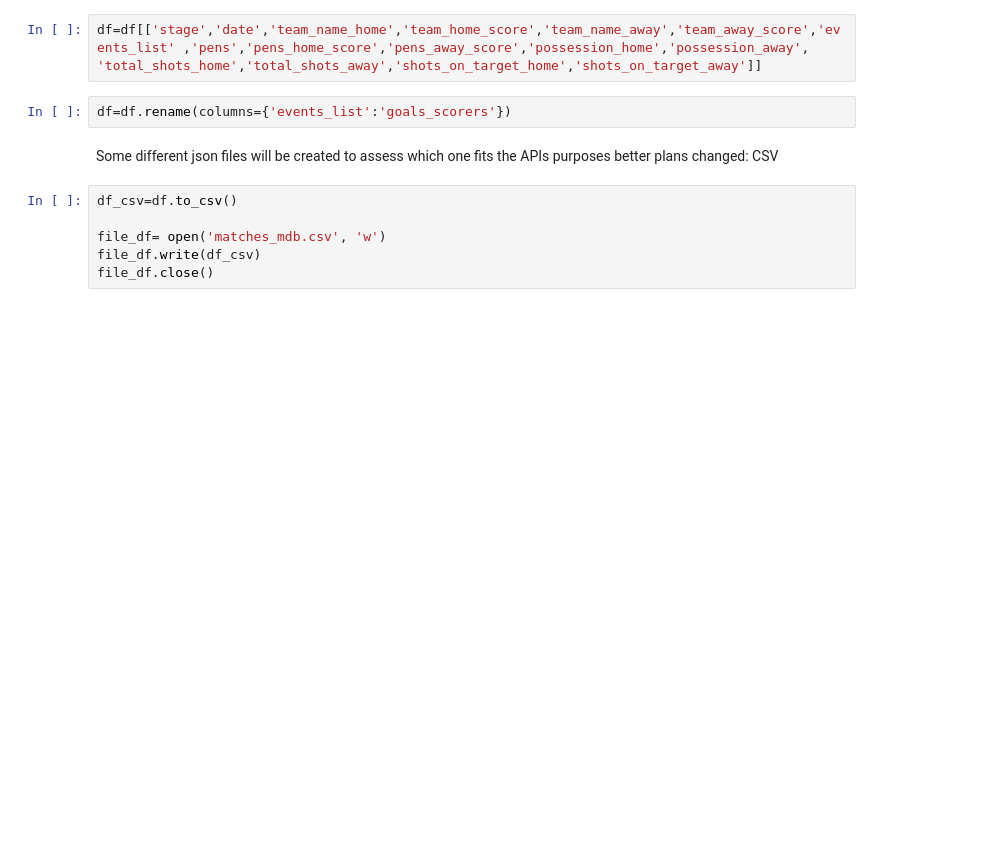
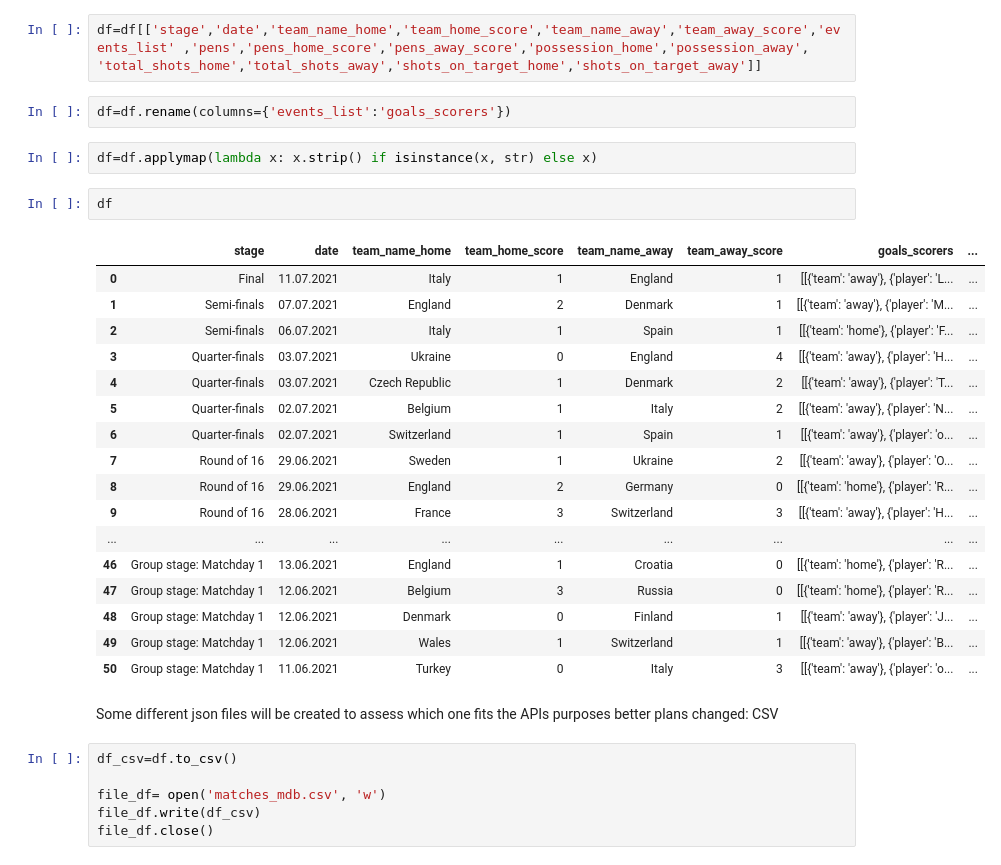
Before and after one commit to daynecdr/euro2020api-streamlit, a Jupyter notebook: database/data_fixing.ipynb, the cells around one changed output. Drawn from its saved outputs; the diff is of its cells as text; blank space fills up the shorter version.

```diff
--- a/database/data_fixing.ipynb
+++ b/database/data_fixing.ipynb
@@ -846,6 +846,28 @@ df.drop(columns=['lineup_home','lineup_away'], inplace=True)
 df=df[['stage','date','team_name_home','team_home_score','team_name_away','team_away_score','events_list' ,'pens','pens_home_score','pens_away_score','possession_home','possession_away', 'total_shots_home','total_shots_away','shots_on_target_home','shots_on_target_away']]
 # %%
 df=df.rename(columns={'events_list':'goals_scorers'})
+# %%
+df=df.applymap(lambda x: x.strip() if isinstance(x, str) else x)
+# %%
+df
+# %% [output]
+|  | stage | date | team_name_home | team_home_score | team_name_away | team_away_score | goals_scorers | ... |
+| 0 | Final | 11.07.2021 | Italy | 1 | England | 1 | [[{'team': 'away'}, {'player': 'L... | ... |
+| 1 | Semi-finals | 07.07.2021 | England | 2 | Denmark | 1 | [[{'team': 'away'}, {'player': 'M... | ... |
+| 2 | Semi-finals | 06.07.2021 | Italy | 1 | Spain | 1 | [[{'team': 'home'}, {'player': 'F... | ... |
+| 3 | Quarter-finals | 03.07.2021 | Ukraine | 0 | England | 4 | [[{'team': 'away'}, {'player': 'H... | ... |
+| 4 | Quarter-finals | 03.07.2021 | Czech Republic | 1 | Denmark | 2 | [[{'team': 'away'}, {'player': 'T... | ... |
+| 5 | Quarter-finals | 02.07.2021 | Belgium | 1 | Italy | 2 | [[{'team': 'away'}, {'player': 'N... | ... |
+| 6 | Quarter-finals | 02.07.2021 | Switzerland | 1 | Spain | 1 | [[{'team': 'away'}, {'player': 'o... | ... |
+| 7 | Round of 16 | 29.06.2021 | Sweden | 1 | Ukraine | 2 | [[{'team': 'away'}, {'player': 'O... | ... |
+| 8 | Round of 16 | 29.06.2021 | England | 2 | Germany | 0 | [[{'team': 'home'}, {'player': 'R... | ... |
+| 9 | Round of 16 | 28.06.2021 | France | 3 | Switzerland | 3 | [[{'team': 'away'}, {'player': 'H... | ... |
+| ... | ... | ... | ... | ... | ... | ... | ... | ... |
+| 46 | Group stage: Matchday 1 | 13.06.2021 | England | 1 | Croatia | 0 | [[{'team': 'home'}, {'player': 'R... | ... |
+| 47 | Group stage: Matchday 1 | 12.06.2021 | Belgium | 3 | Russia | 0 | [[{'team': 'home'}, {'player': 'R... | ... |
+| 48 | Group stage: Matchday 1 | 12.06.2021 | Denmark | 0 | Finland | 1 | [[{'team': 'away'}, {'player': 'J... | ... |
+| 49 | Group stage: Matchday 1 | 12.06.2021 | Wales | 1 | Switzerland | 1 | [[{'team': 'away'}, {'player': 'B... | ... |
+| 50 | Group stage: Matchday 1 | 11.06.2021 | Turkey | 0 | Italy | 3 | [[{'team': 'away'}, {'player': 'o... | ... |
 # %% [markdown]
 Some different json files will be created to assess which one fits the APIs purposes better
 plans changed: CSV
```
Also changed, not shown: parts of 3 cells of this notebook, 23 other files.
